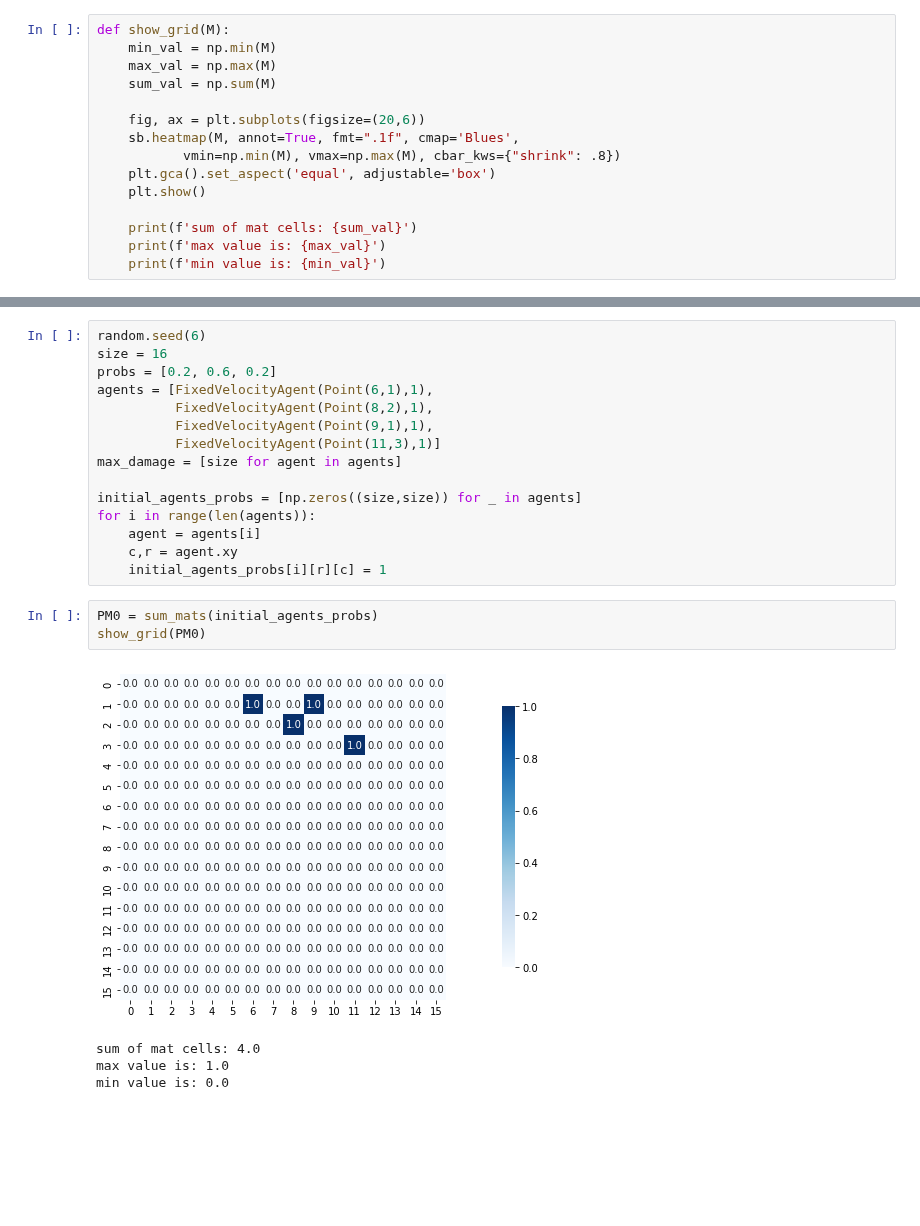
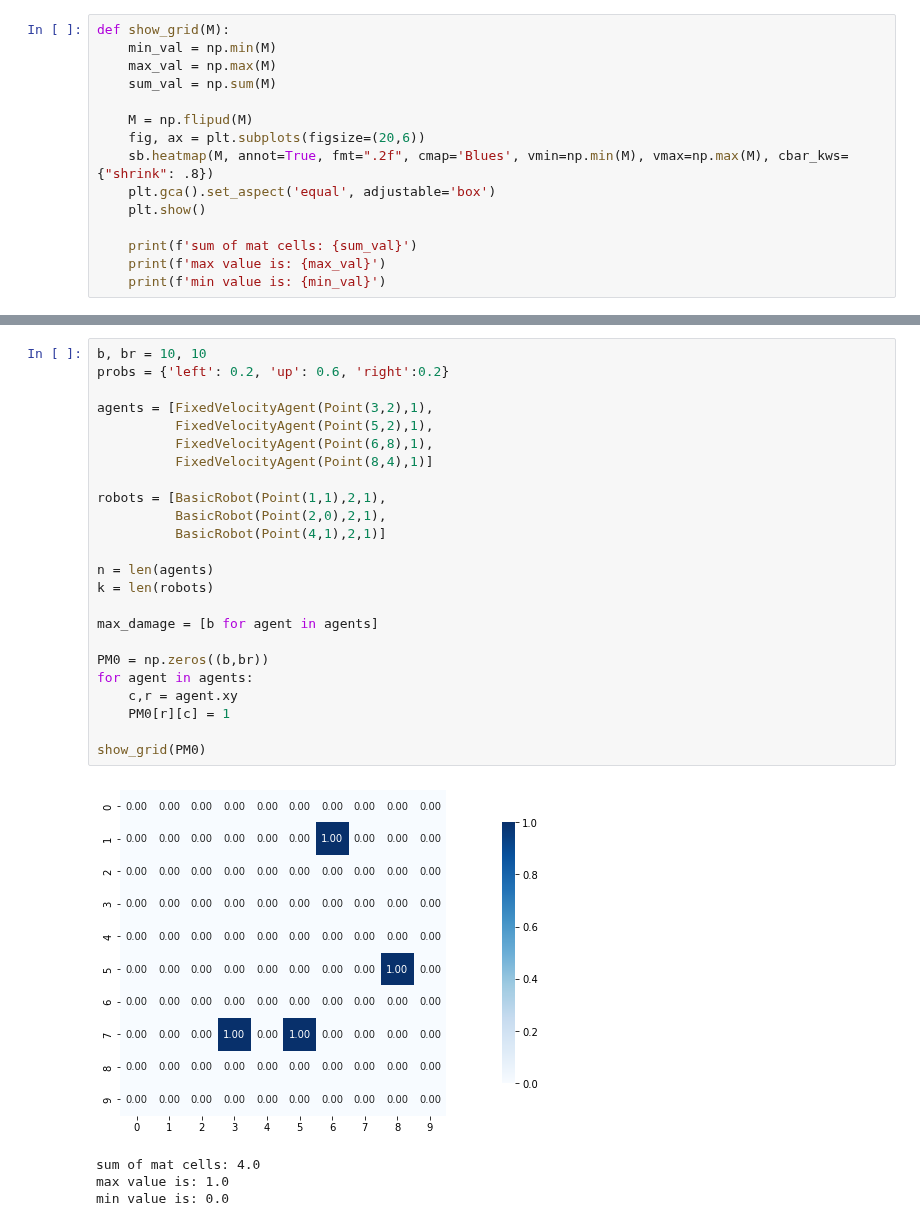
Before and after one commit to Elilgo324/dsd, a Jupyter notebook: stochastic.ipynb, the cells around one changed output, grey strips where cells are left out. Drawn from its saved outputs; the diff is of its cells as text; blank space fills up the shorter version.

```diff
--- a/stochastic.ipynb
+++ b/stochastic.ipynb
@@ -15,9 +20,9 @@ def show_grid(M):
     max_val = np.max(M)
     sum_val = np.sum(M)
 
+    M = np.flipud(M)
     fig, ax = plt.subplots(figsize=(20,6))
-    sb.heatmap(M, annot=True, fmt=".1f", cmap='Blues',
-           vmin=np.min(M), vmax=np.max(M), cbar_kws={"shrink": .8})
+    sb.heatmap(M, annot=True, fmt=".2f", cmap='Blues', vmin=np.min(M), vmax=np.max(M), cbar_kws={"shrink": .8})
     plt.gca().set_aspect('equal', adjustable='box')
     plt.show()
 
@@ -35,24 +34,30 @@ def sum_mats(mats):
 # %%
-random.seed(6)
-size = 16
-probs = [0.2, 0.6, 0.2]
-agents = [FixedVelocityAgent(Point(6,1),1),
-          FixedVelocityAgent(Point(8,2),1),
-          FixedVelocityAgent(Point(9,1),1),
-          FixedVelocityAgent(Point(11,3),1)]
-max_damage = [size for agent in agents]
+b, br = 10, 10
+probs = {'left': 0.2, 'up': 0.6, 'right':0.2}
 
-initial_agents_probs = [np.zeros((size,size)) for _ in agents]
-for i in range(len(agents)):
-    agent = agents[i]
+agents = [FixedVelocityAgent(Point(3,2),1),
+          FixedVelocityAgent(Point(5,2),1),
+          FixedVelocityAgent(Point(6,8),1),
+          FixedVelocityAgent(Point(8,4),1)]
+
+robots = [BasicRobot(Point(1,1),2,1),
+          BasicRobot(Point(2,0),2,1),
+          BasicRobot(Point(4,1),2,1)]
+
+n = len(agents)
+k = len(robots)
+
+max_damage = [b for agent in agents]
+
+PM0 = np.zeros((b,br))
+for agent in agents:
     c,r = agent.xy
-    initial_agents_probs[i][r][c] = 1
+    PM0[r][c] = 1
+
+show_grid(PM0)
+# %% [output]
+[figure, added]
+sum of mat cells: 4.0
+max value is: 1.0
+min value is: 0.0
-# %%
-PM0 = sum_mats(initial_agents_probs)
-show_grid(PM0)
-# %% [output]
-[figure, removed]
-sum of mat cells: 4.0
-max value is: 1.0
-min value is: 0.0
 # %% [markdown]
```
Also changed, not shown: parts of 19 cells of this notebook, 6 other files.
